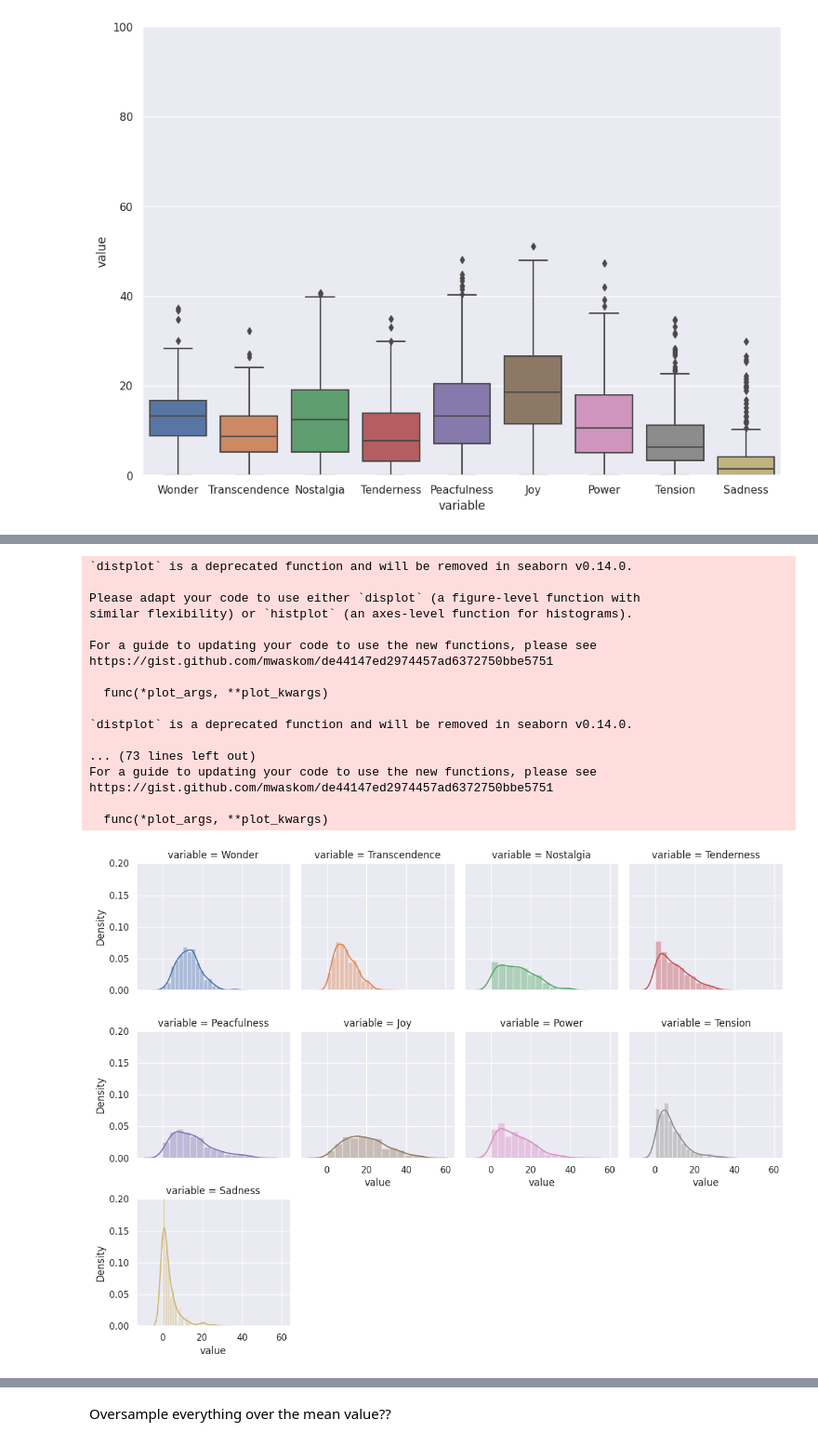
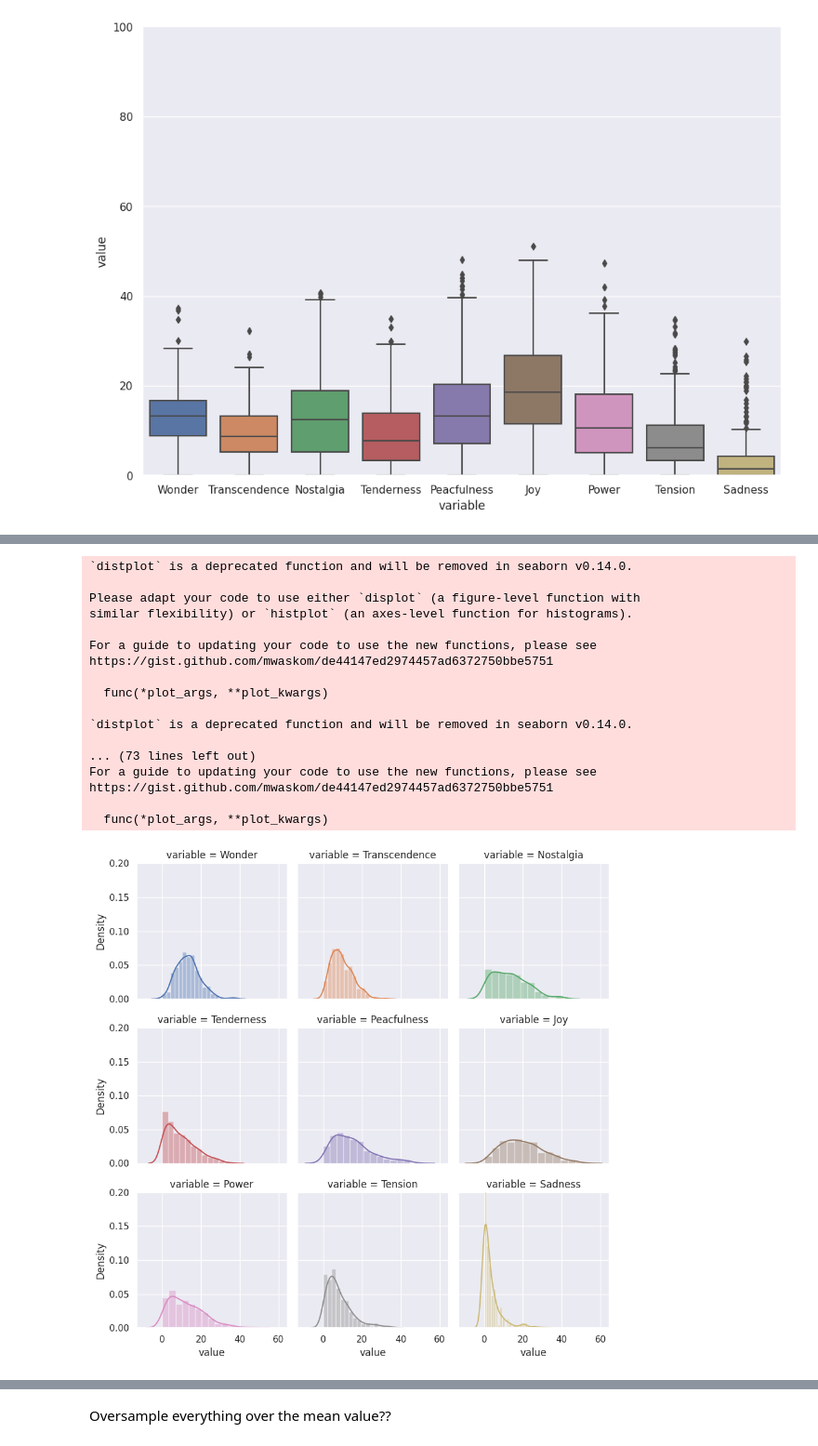
Before and after one commit to JPNMint/automatic_music_mood_tagging, a Jupyter notebook: mood_tagger_master_thesis_V2/EDA_imbalance.ipynb, the cells around one changed output, grey strips where cells are left out. Shown at 93% size. Cells and saved outputs as stored; diff of their text form; code cells hidden in the pictures.

Commit message:
added data augmentation,oversampling,weight adapt

```diff
--- a/mood_tagger_master_thesis_V2/EDA_imbalance.ipynb
+++ b/mood_tagger_master_thesis_V2/EDA_imbalance.ipynb
@@ -14,6 +14,10 @@ GENRE_MAP = {'H': 'Hip-Hop', 'K': 'Classical', 'P': 'Pop'}
 
 emma_df = pd.read_csv(ANNOT_CSV_FILE, encoding="ISO-8859-1")
 emma_df.dropna(inplace=True)
+# %%
+
+
+emma_df = emma_df[~emma_df['title'].isin(('Control', 'O.P.P.','Put Your Hands Where My Eyes Can See', 'Part II', '6. Sinfonie, 1. Satz'))].reset_index(drop=True)
 # %%
 emma_df
 # %% [output]
@@ -60,28 +86,28 @@ data
 # %%
 import matplotlib.pyplot as plt
 
 
 
-g = sns.FacetGrid(data, col="variable", col_wrap=4, hue="variable")
+g = sns.FacetGrid(data, col="variable", col_wrap=3, hue="variable")
 g.map(sns.distplot, "value")
 g.set(ylim=(0,0.2))
 plt.show()
 # %% [output]
 `distplot` is a deprecated function and will be removed in seaborn v0.14.0.
 
 Please adapt your code to use either `displot` (a figure-level function with
 similar flexibility) or `histplot` (an axes-level function for histograms).
 
 For a guide to updating your code to use the new functions, please see
 https://gist.github.com/mwaskom/de44147ed2974457ad6372750bbe5751
 
   func(*plot_args, **plot_kwargs)
 
 `distplot` is a deprecated function and will be removed in seaborn v0.14.0.
 
 ... (73 lines left out)
 For a guide to updating your code to use the new functions, please see
 https://gist.github.com/mwaskom/de44147ed2974457ad6372750bbe5751
 
   func(*plot_args, **plot_kwargs)
-[figure, old version]
+[figure, new version]
```
Also changed, not shown: parts of 18 cells of this notebook, 38 other files.
